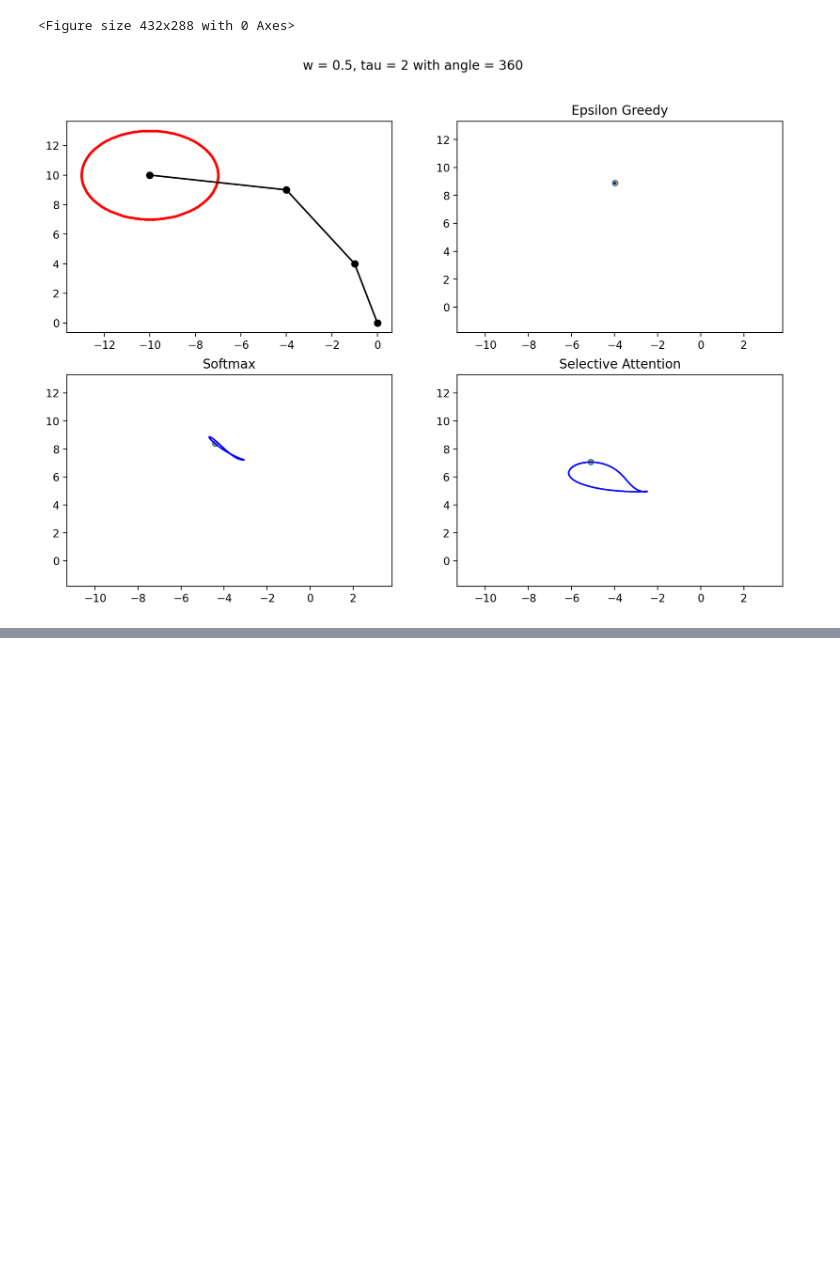
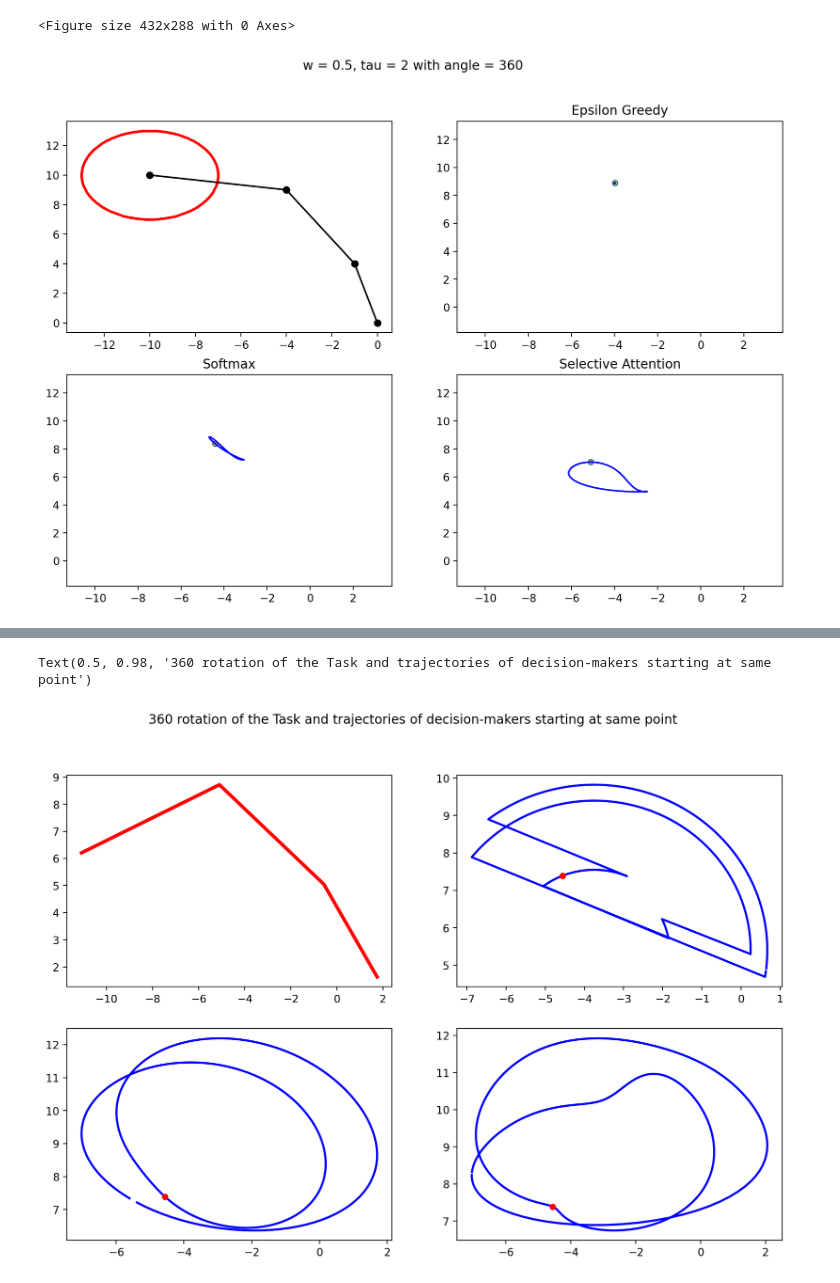
Before and after one commit to eza0107/Multi-Objective-Bandits, a Jupyter notebook: Chapter 5 - more.ipynb, the cells around one changed output, grey strips where cells are left out. Drawn from its saved outputs; the diff is of its cells as text; code cells hidden in the pictures; blank space fills up the shorter version.

```diff
--- a/Chapter 5 - more.ipynb
+++ b/Chapter 5 - more.ipynb
@@ -684,0 +679,61 @@ plt.legend(["Feasible Boundary",  "eps greedy", "softmax", "selective attention"
+# %%
+figure(figsize=(12, 8), dpi=200)
+
+
+
+#----------------------Simply Plotting the Feasible Region for all vertices are Pareto Optimal--------------------------
+#----------------------k = 0--------------------------------------------------------------------------------------------
+plt.xlim([x_min, x_max])
+plt.ylim([y_min, y_max])
+R_rotated = np.zeros((4,360))
+T_rotated = np.zeros((4,360))
+for i in range(360):
+    T_rotated[:,i], R_rotated[:,i] = rotate(T,R,i)
+
+
+plt.subplot(2,2,1)
+for i in range(4):
+    plt.plot(T_rotated[:,0], R_rotated[:,0], color = 'red', linewidth = 3)
+
+xx = x
+yy = y
+sm_solution = scipy.optimize.fsolve(f_SM, (0.0,5), (xx,yy))
+sa_solution = scipy.optimize.fsolve(f_SA, (0.1,2), (xx,yy))
+
+
+plt.subplot(2,2,2)
+# tracing out epsilon greedy
+y_sa = np.zeros(360)
+x_sa = np.zeros(360)
+
+for i in range(ROTATION_ANGLE):
+    j = (i+180)%360
+    x_eps[i], y_eps[i] = eps_solver(R_rotated[:,j], T_rotated[:,j], WEIGHT*p, EPSILON)
+plt.plot(x_eps[0:ROTATION_ANGLE], y_eps[0:ROTATION_ANGLE], color = 'blue', linewidth = 2)
+plt.plot(xx, yy, '-o', color = 'red', markersize = 5)
+
+plt.subplot(2,2,4)
+# tracing out selective attention
+y_sa = np.zeros(360)
+x_sa = np.zeros(360)
+
+for i in range(ROTATION_ANGLE):
+    j = (i+180)%360
+    x_sa[i], y_sa[i] = sa_solver(R_rotated[:,j], T_rotated[:,j], sa_solution[0], sa_solution[1])
+plt.plot(x_sa[0:ROTATION_ANGLE], y_sa[0:ROTATION_ANGLE], color = 'blue', linewidth = 2)
+plt.plot(xx, yy, '-o', color = 'red', markersize = 5)
+
+plt.subplot(2,2,3)
+# tracing out selective attention
+y_sm = np.zeros(360)
+x_sm = np.zeros(360)
+
+for i in range(ROTATION_ANGLE):
+    j = (i+180)%360
+    x_sm[i], y_sm[i] = sm_solver(R_rotated[:,j], T_rotated[:,j], sm_solution[0], sm_solution[1])
+plt.plot(x_sm[0:ROTATION_ANGLE], y_sm[0:ROTATION_ANGLE], color = 'blue', linewidth = 2)
+plt.plot(xx, yy, '-o', color = 'red', markersize = 5)
+plt.suptitle('360 rotation of the Task and trajectories of decision-makers starting at same point')
+# %% [output]
+Text(0.5, 0.98, '360 rotation of the Task and trajectories of decision-makers starting at same point')
+[figure, added]
```
Also changed, not shown: parts of 5 cells of this notebook, 4 other files.
